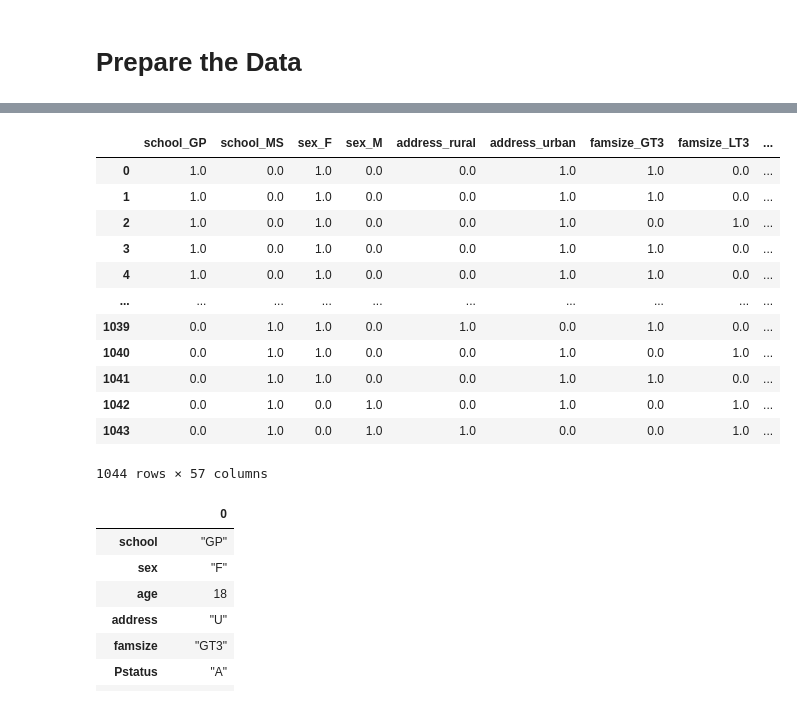
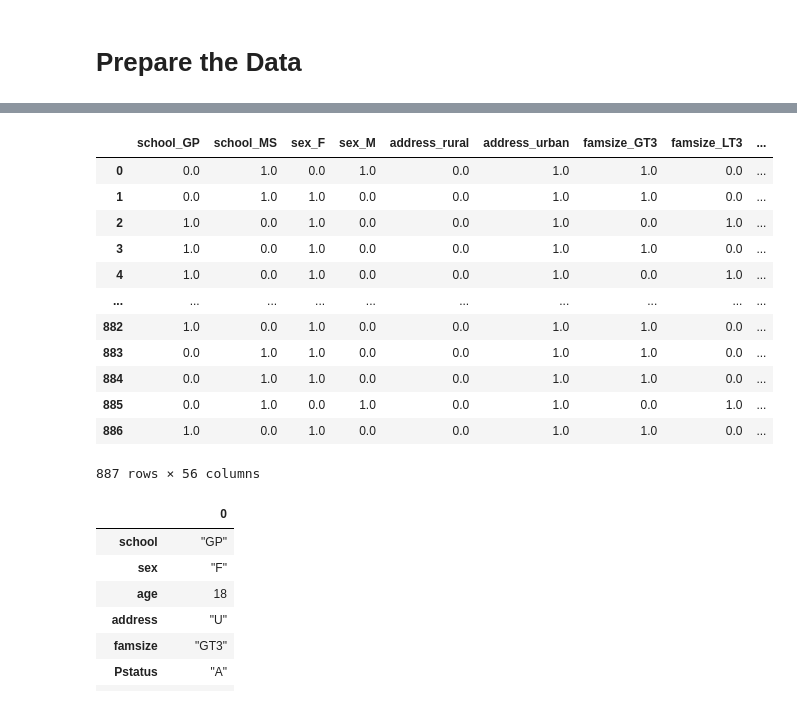
Before and after one commit to MShimer33/MachineLearningFinalProject, a Jupyter notebook: education.ipynb, the cells around one changed output, grey strips where cells are left out. Drawn from its saved outputs; the diff is of its cells as text; code cells hidden in the pictures.

Commit message:
Made sure to split train and test AND cleaned up some code

```diff
--- a/education.ipynb
+++ b/education.ipynb
@@ -87,6 +87,14 @@ def read_student_data(filename):
     file.close()
 
     return pd.DataFrame(fixed_data, columns=column_names)
+
+
+def split_labels(data, label_feature):
+    """
+    Split the given column of of the data, returning the full data set (without that
+    feature) and the split off feature.
+    """
+    return data.drop(columns=label_feature), data[label_feature]
 # %% [markdown]
 Get the Data
 ===
@@ -96 +101,15 @@ data_copy = data.copy()
+# %%
+data = read_student_data('student.csv')
+
+train_set, test_set = train_test_split(data, test_size=.15)
+
+X_train, y_train = split_labels(train_set, "G3")
+X_test, y_test = split_labels(test_set, "G3")
+
+# Convert labels to integers
+y_train = y_train.astype(str).astype(int)
+y_test = y_test.astype(str).astype(int)
+
+X_train_copy = X_train.copy()
+y_train_copy = y_train.copy()
 # %%
@@ -124,10 +143,5 @@ memory usage: 269.3+ KB
 # %% [markdown]
 Explore the data
 ===
-# %%
-# Convert all objects that are numerical to type int
-for column in data.columns:
-    if(data[column][0][0] != '"'):
-        data[column] = data[column].astype(str).astype(int)
 # %%
 
@@ -239,42 +228,40 @@ class ConvertToDataFrame(BaseEstimator, TransformerMixin):
     "guardian_father", "guardian_mother", "guardian_other", "reason_course", "reason_other", "reason_home", "reason_reputation", "schoolsup_no", "schoolsup_yes",
     "famsup_no", "famsup_yes", "paid_no", "paid_yes", "activities_no", "activites_yes", "nursery_no", "nursery_yes", "higher_no", "higher_yes",
     "internet_no", "internet_yes", "romantic_no", "romantic_yes", "age", "Medu", "Fedu", "traveltime", "studytime", "failures", "famrel", "freetime",
-    "goout", "Dalc", "Walc", "health", "absences", "G3"])
+    "goout", "Dalc", "Walc", "health", "absences"])
         return X
 # %%
-data = data_copy
-
 preprocessor = Pipeline([
 
     ('drop_features', RemoveUnwantedFeatures(features=["G1", "G2"])),
     ('convert_to_int', ConvertNumbersToIntegers()),
     ('log_transform', LogTransformData(features=["traveltime", "failures", "Dalc", "absences"])),
 
     ('column_transform_one_hot', ColumnTransformer(transformers=[
         ('one_hot_encoder', OneHotEncoder(), ['school', 'sex', 'address', 'famsize', 'Pstatus', 'Mjob', 'Fjob', 'guardian', 'reason',
         'schoolsup', 'famsup', 'paid', 'activities','nursery', 'higher', 'internet', 'romantic']),
     ], remainder='passthrough')),
     ('scaler', MinMaxScaler()),
     ('convert_to_dataframe', ConvertToDataFrame())
 
 ])
 
 
-preprocessor.fit_transform(data)
+preprocessor.fit_transform(X_train, y_train)
 # %% [output]
 |  | school_GP | school_MS | sex_F | sex_M | address_rural | address_urban | famsize_GT3 | famsize_LT3 | ... |
-| 0 | 1.0 | 0.0 | 1.0 | 0.0 | 0.0 | 1.0 | 1.0 | 0.0 | ... |
-| 1 | 1.0 | 0.0 | 1.0 | 0.0 | 0.0 | 1.0 | 1.0 | 0.0 | ... |
+| 0 | 0.0 | 1.0 | 0.0 | 1.0 | 0.0 | 1.0 | 1.0 | 0.0 | ... |
+| 1 | 0.0 | 1.0 | 1.0 | 0.0 | 0.0 | 1.0 | 1.0 | 0.0 | ... |
 | 2 | 1.0 | 0.0 | 1.0 | 0.0 | 0.0 | 1.0 | 0.0 | 1.0 | ... |
 | 3 | 1.0 | 0.0 | 1.0 | 0.0 | 0.0 | 1.0 | 1.0 | 0.0 | ... |
-| 4 | 1.0 | 0.0 | 1.0 | 0.0 | 0.0 | 1.0 | 1.0 | 0.0 | ... |
+| 4 | 1.0 | 0.0 | 1.0 | 0.0 | 0.0 | 1.0 | 0.0 | 1.0 | ... |
 | ... | ... | ... | ... | ... | ... | ... | ... | ... | ... |
-| 1039 | 0.0 | 1.0 | 1.0 | 0.0 | 1.0 | 0.0 | 1.0 | 0.0 | ... |
-| 1040 | 0.0 | 1.0 | 1.0 | 0.0 | 0.0 | 1.0 | 0.0 | 1.0 | ... |
-| 1041 | 0.0 | 1.0 | 1.0 | 0.0 | 0.0 | 1.0 | 1.0 | 0.0 | ... |
-| 1042 | 0.0 | 1.0 | 0.0 | 1.0 | 0.0 | 1.0 | 0.0 | 1.0 | ... |
-| 1043 | 0.0 | 1.0 | 0.0 | 1.0 | 1.0 | 0.0 | 0.0 | 1.0 | ... |
+| 882 | 1.0 | 0.0 | 1.0 | 0.0 | 0.0 | 1.0 | 1.0 | 0.0 | ... |
+| 883 | 0.0 | 1.0 | 1.0 | 0.0 | 0.0 | 1.0 | 1.0 | 0.0 | ... |
+| 884 | 0.0 | 1.0 | 1.0 | 0.0 | 0.0 | 1.0 | 1.0 | 0.0 | ... |
+| 885 | 0.0 | 1.0 | 0.0 | 1.0 | 0.0 | 1.0 | 0.0 | 1.0 | ... |
+| 886 | 1.0 | 0.0 | 1.0 | 0.0 | 0.0 | 1.0 | 1.0 | 0.0 | ... |
-1044 rows × 57 columns
+887 rows × 56 columns
 # %%
 pd.DataFrame(data.loc()[0])
 # %% [output]
```
Also changed, not shown: parts of 10 cells of this notebook.
